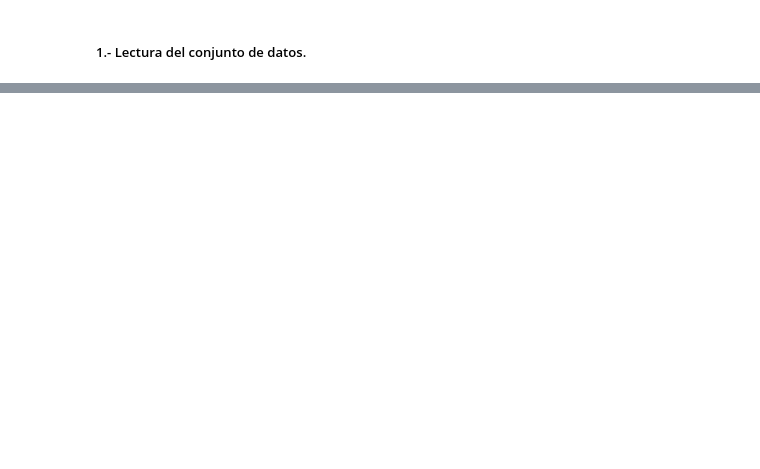
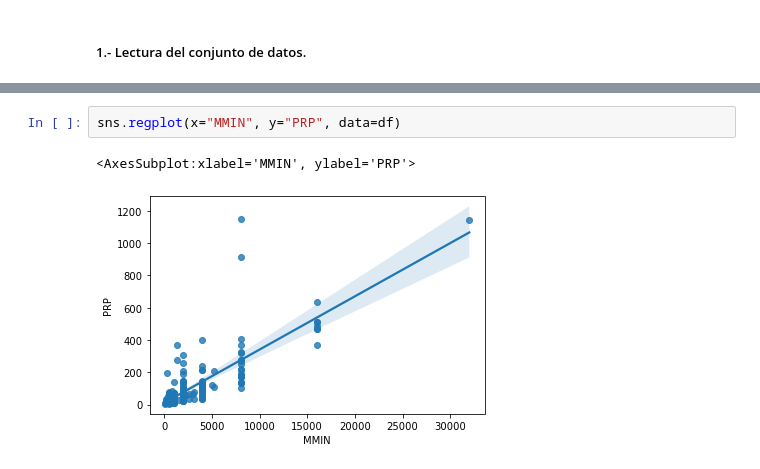
Before and after one commit to Bernardo-f/Tarea-4, a Jupyter notebook: main.ipynb, the cells around one changed output, grey strips where cells are left out. Saved outputs shown, nothing was run; the diff lists cells and outputs as text; blank space fills up the shorter version.

```diff
--- a/main.ipynb
+++ b/main.ipynb
@@ -22,0 +71,5 @@ df
+# %%
+sns.regplot(x="MMIN", y="PRP", data=df)
+# %% [output]
+<AxesSubplot:xlabel='MMIN', ylabel='PRP'>
+[figure, added]
```
Also changed, not shown: parts of 25 cells of this notebook.
